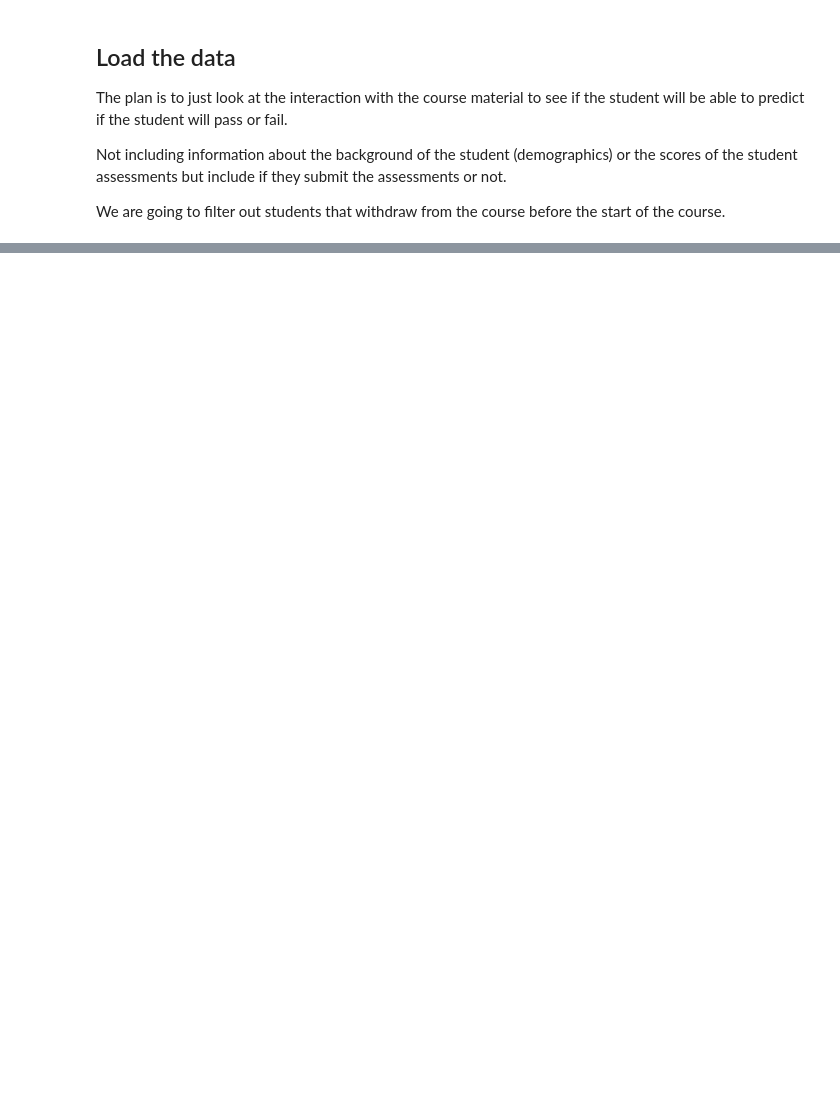
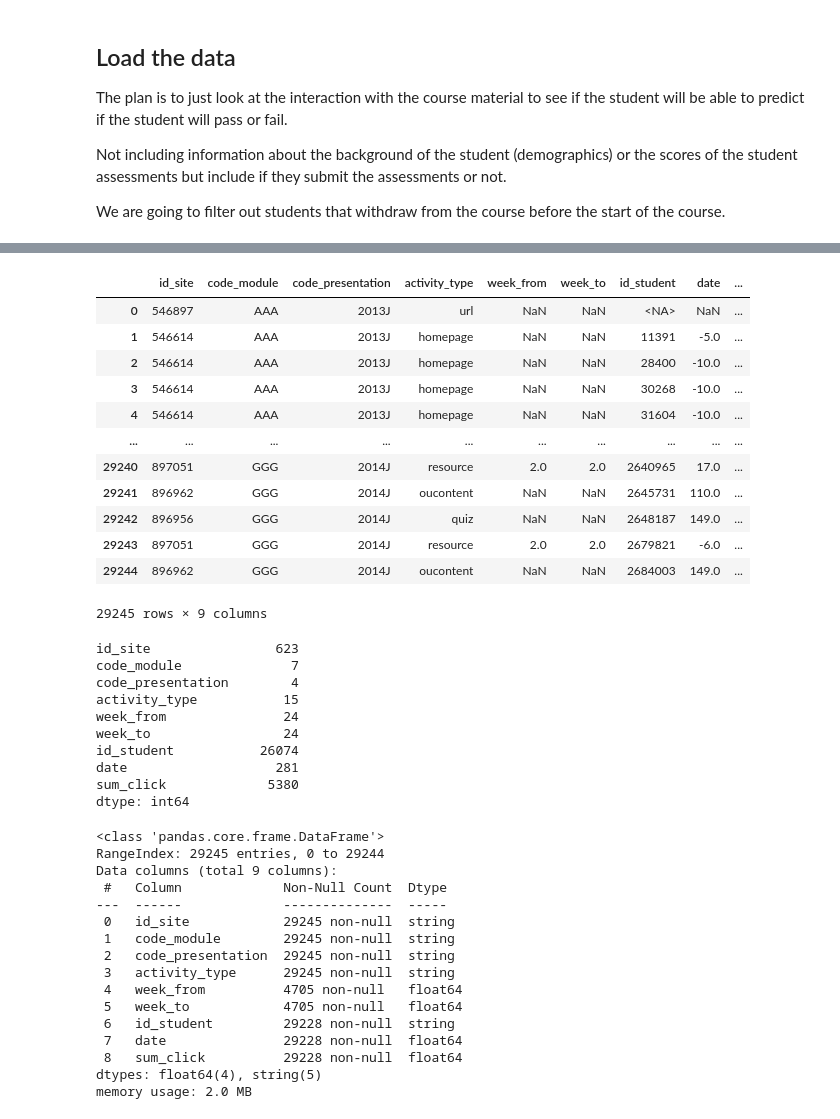
Before and after one commit to horsewell/project4, a Jupyter notebook: student_interaction_course_only.ipynb, the cells around one changed output, grey strips where cells are left out. Cells and saved outputs as stored; diff of their text form; code cells hidden in the pictures; blank space fills up the shorter version.

```diff
--- a/student_interaction_course_only.ipynb
+++ b/student_interaction_course_only.ipynb
@@ -66,13 +155,10 @@ None
 # %%
 ## need to add the Vle connected to Student Vle
 vle_ds = engine.execute(text("""
-SELECT vle.id_site, vle.code_module, vle.code_presentation, vle.activity_type, vle.week_from, vle.week_to, sVle.id_student, sVle.date, SUM(sVLe.sum_click) as sum_click
+SELECT cast(vle.id_site as text), vle.code_module, vle.code_presentation, vle.activity_type, vle.week_from, vle.week_to, cast(sVle.id_student as text), sVle.date, SUM(sVLe.sum_click) as sum_click
 FROM vle
 LEFT JOIN studentVle AS sVle ON vle.id_site = sVle.id_site AND vle.code_presentation = sVle.code_presentation AND vle.code_module = sVle.code_module
 GROUP BY vle.code_module, vle.code_presentation, sVle.id_student
 """)).fetchall()
-
 vle_df = pd.DataFrame(vle_ds, columns=['id_site', 'code_module', 'code_presentation', 'activity_type', 'week_from', 'week_to', 'id_student', 'date', 'sum_click'])
-
-display(vle_df)
-display(vle_df.info())
+vle_df = vle_df.astype({'id_site':'string', 'code_module':'string', 'code_presentation':'string', 'activity_type':'string', 'id_student':'string'})
@@ -110,2 +165,46 @@ None
+# %%
+display(vle_df)
+display(vle_df.nunique())
+vle_df.info()
+# %% [output]
+|  | id_site | code_module | code_presentation | activity_type | week_from | week_to | id_student | date | ... |
+| 0 | 546897 | AAA | 2013J | url | NaN | NaN | <NA> | NaN | ... |
+| 1 | 546614 | AAA | 2013J | homepage | NaN | NaN | 11391 | -5.0 | ... |
+| 2 | 546614 | AAA | 2013J | homepage | NaN | NaN | 28400 | -10.0 | ... |
+| 3 | 546614 | AAA | 2013J | homepage | NaN | NaN | 30268 | -10.0 | ... |
+| 4 | 546614 | AAA | 2013J | homepage | NaN | NaN | 31604 | -10.0 | ... |
+| ... | ... | ... | ... | ... | ... | ... | ... | ... | ... |
+| 29240 | 897051 | GGG | 2014J | resource | 2.0 | 2.0 | 2640965 | 17.0 | ... |
+| 29241 | 896962 | GGG | 2014J | oucontent | NaN | NaN | 2645731 | 110.0 | ... |
+| 29242 | 896956 | GGG | 2014J | quiz | NaN | NaN | 2648187 | 149.0 | ... |
+| 29243 | 897051 | GGG | 2014J | resource | 2.0 | 2.0 | 2679821 | -6.0 | ... |
+| 29244 | 896962 | GGG | 2014J | oucontent | NaN | NaN | 2684003 | 149.0 | ... |
+29245 rows × 9 columns
+id_site                623
+code_module              7
+code_presentation        4
+activity_type           15
+week_from               24
+week_to                 24
+id_student           26074
+date                   281
+sum_click             5380
+dtype: int64
+<class 'pandas.core.frame.DataFrame'>
+RangeIndex: 29245 entries, 0 to 29244
+Data columns (total 9 columns):
+ #   Column             Non-Null Count  Dtype
+---  ------             --------------  -----
+ 0   id_site            29245 non-null  string
+ 1   code_module        29245 non-null  string
+ 2   code_presentation  29245 non-null  string
+ 3   activity_type      29245 non-null  string
+ 4   week_from          4705 non-null   float64
+ 5   week_to            4705 non-null   float64
+ 6   id_student         29228 non-null  string
+ 7   date               29228 non-null  float64
+ 8   sum_click          29228 non-null  float64
+dtypes: float64(4), string(5)
+memory usage: 2.0 MB
 # %%
 ass_ds = engine.execute(text("""
```
Also changed, not shown: parts of 7 cells of this notebook.
